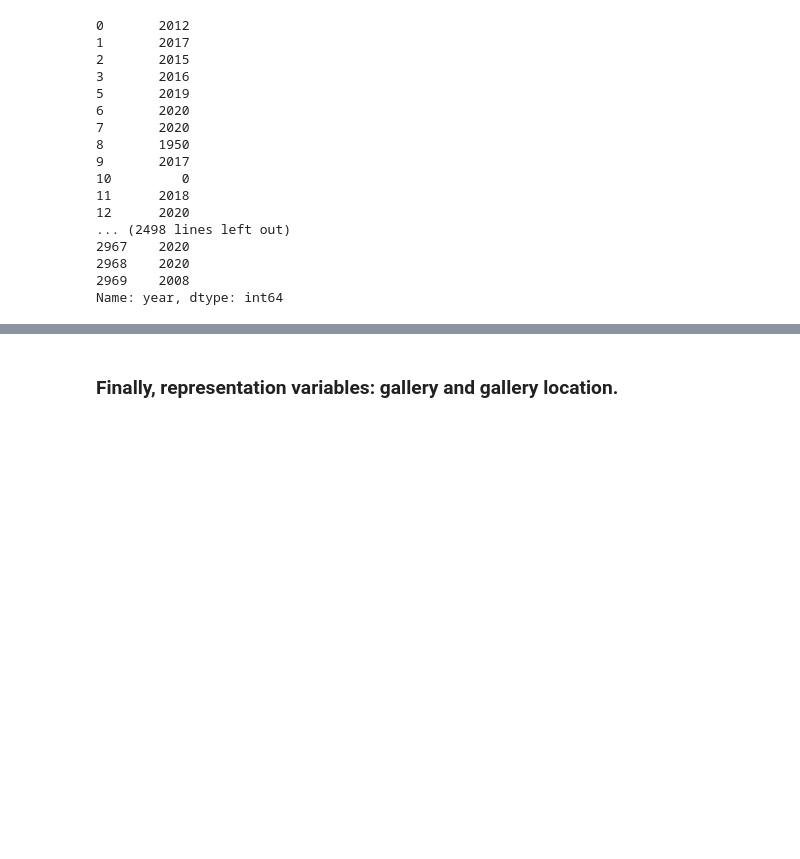
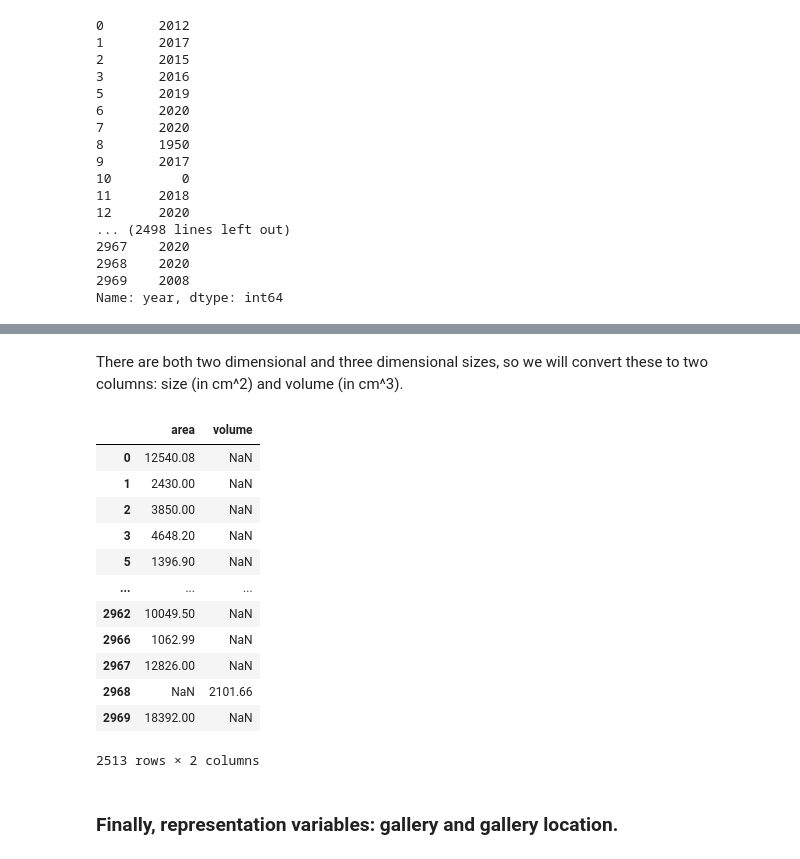
Before and after one commit to studioljw/ArtsyCollector, a Jupyter notebook: artsy_model.ipynb, the cells around one changed output, grey strips where cells are left out. Saved outputs shown, nothing was run; the diff lists cells and outputs as text; code cells hidden in the pictures; blank space fills up the shorter version.

Commit message:
cleaned size variable

```diff
--- a/artsy_model.ipynb
+++ b/artsy_model.ipynb
@@ -444,0 +454,5 @@ Name: year, dtype: int64
+# %%
+# convert medium variable into categorical variable
+artsy_listings['medium'] = artsy_listings['medium'].astype("category")\
+
+print(artsy_listings['medium'].dtype)
@@ -444,0 +482,2 @@ Name: year, dtype: int64
+# %% [markdown]
+There are both two dimensional and three dimensional sizes, so we will convert these to two columns: size (in cm^2) and volume (in cm^3).
@@ -445,3 +525,22 @@ Name: year, dtype: int64
+# %%
+artsy_listings['area'] = artsy_listings['size_cm'].apply(calculateArea)
+artsy_listings['volume'] = artsy_listings['size_cm'].apply(calculateVolume)
+
+display(artsy_listings[['area', 'volume']])
+# %% [output]
+|  | area | volume |
+| 0 | 12540.08 | NaN |
+| 1 | 2430.00 | NaN |
+| 2 | 3850.00 | NaN |
+| 3 | 4648.20 | NaN |
+| 5 | 1396.90 | NaN |
+| ... | ... | ... |
+| 2962 | 10049.50 | NaN |
+| 2966 | 1062.99 | NaN |
+| 2967 | 12826.00 | NaN |
+| 2968 | NaN | 2101.66 |
+| 2969 | 18392.00 | NaN |
+2513 rows × 2 columns
 # %% [markdown]
 ### Finally, representation variables: gallery and gallery location.
 # %%
```
Also changed, not shown: parts of 5 cells of this notebook.
